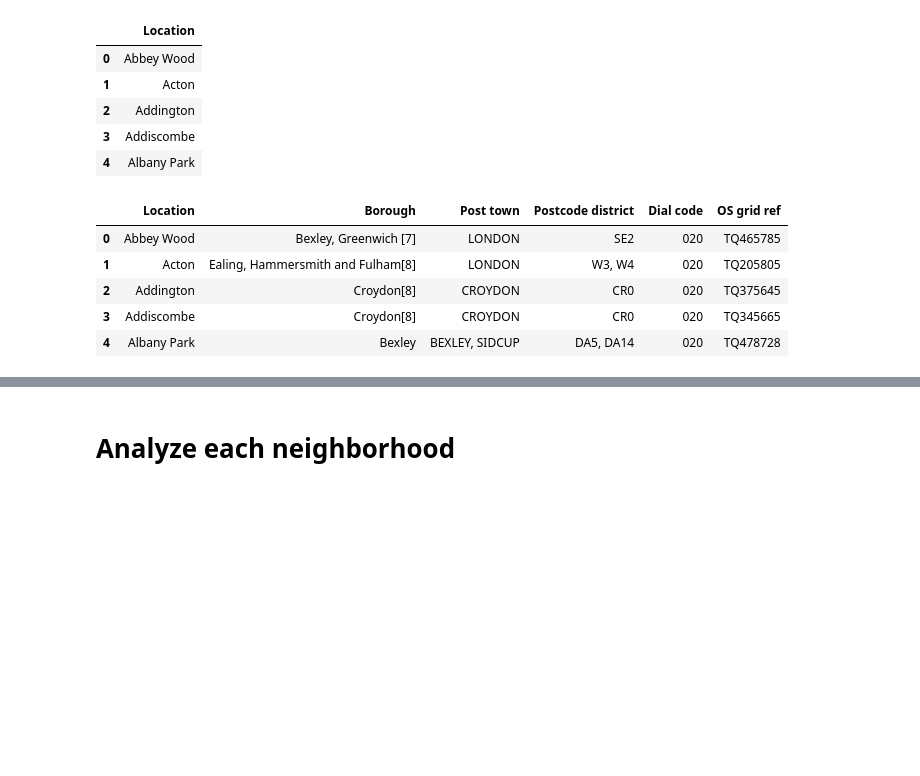
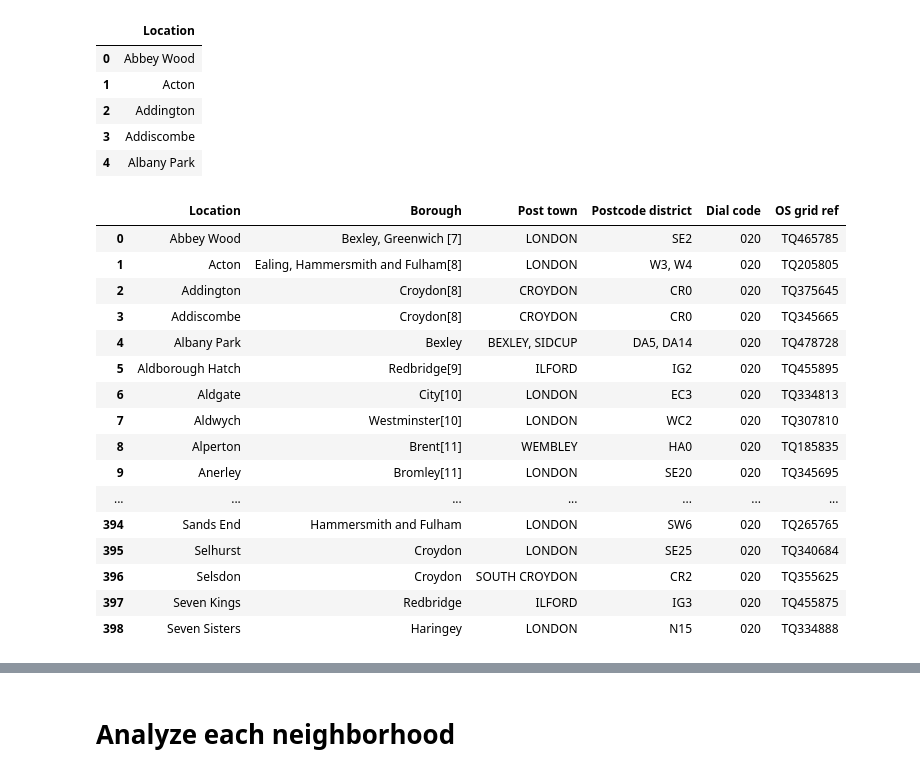
Before and after one commit to icyguy64/Data-Mining, a Jupyter notebook: data_mining_recommendation.ipynb, the cells around one changed output, grey strips where cells are left out. Saved outputs shown, nothing was run; the diff lists cells and outputs as text; code cells hidden in the pictures; blank space fills up the shorter version.

```diff
--- a/data_mining_recommendation.ipynb
+++ b/data_mining_recommendation.ipynb
@@ -3,8 +3,9 @@
 # %%
 # web scrapping
 from bs4 import BeautifulSoup
+import requests
 import pandas as pd
-import requests
+pd.set_option("display.max_rows", None, "display.max_columns", None, "display.max_colwidth", None)
 # %%
 # Looks like not all websites are scrappable
 page = requests.get('https://en.wikipedia.org/wiki/List_of_areas_of_London')
@@ -107,11 +107,22 @@ for tr in trs:
         count=count+1;
 df[['OS grid ref']] = pd.DataFrame(data_table)
 # %%
-df.head()
+df.head(500)
 # %% [output]
 |  | Location | Borough | Post town | Postcode district | Dial code | OS grid ref |
 | 0 | Abbey Wood | Bexley, Greenwich [7] | LONDON | SE2 | 020 | TQ465785 |
 | 1 | Acton | Ealing, Hammersmith and Fulham[8] | LONDON | W3, W4 | 020 | TQ205805 |
 | 2 | Addington | Croydon[8] | CROYDON | CR0 | 020 | TQ375645 |
 | 3 | Addiscombe | Croydon[8] | CROYDON | CR0 | 020 | TQ345665 |
 | 4 | Albany Park | Bexley | BEXLEY, SIDCUP | DA5, DA14 | 020 | TQ478728 |
+| 5 | Aldborough Hatch | Redbridge[9] | ILFORD | IG2 | 020 | TQ455895 |
+| 6 | Aldgate | City[10] | LONDON | EC3 | 020 | TQ334813 |
+| 7 | Aldwych | Westminster[10] | LONDON | WC2 | 020 | TQ307810 |
+| 8 | Alperton | Brent[11] | WEMBLEY | HA0 | 020 | TQ185835 |
+| 9 | Anerley | Bromley[11] | LONDON | SE20 | 020 | TQ345695 |
+| ... | ... | ... | ... | ... | ... | ... |
+| 394 | Sands End | Hammersmith and Fulham | LONDON | SW6 | 020 | TQ265765 |
+| 395 | Selhurst | Croydon | LONDON | SE25 | 020 | TQ340684 |
+| 396 | Selsdon | Croydon | SOUTH CROYDON | CR2 | 020 | TQ355625 |
+| 397 | Seven Kings | Redbridge | ILFORD | IG3 | 020 | TQ455875 |
+| 398 | Seven Sisters | Haringey | LONDON | N15 | 020 | TQ334888 |
```
Also changed, not shown: parts of 41 cells of this notebook.
